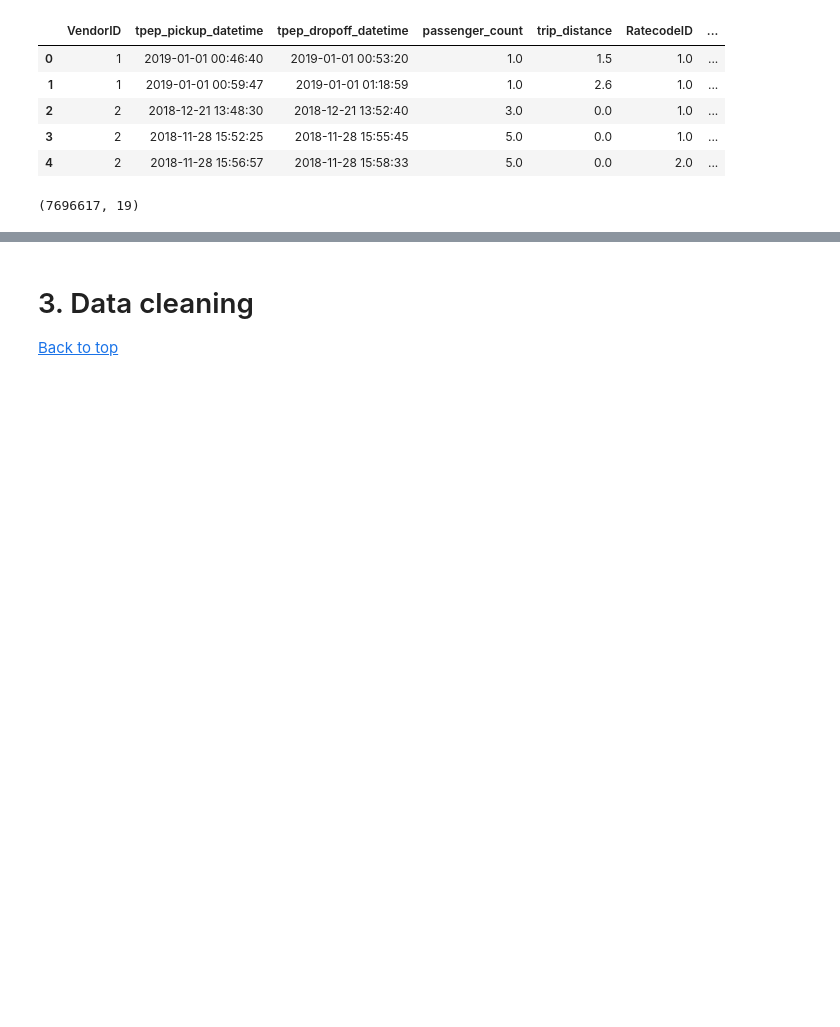
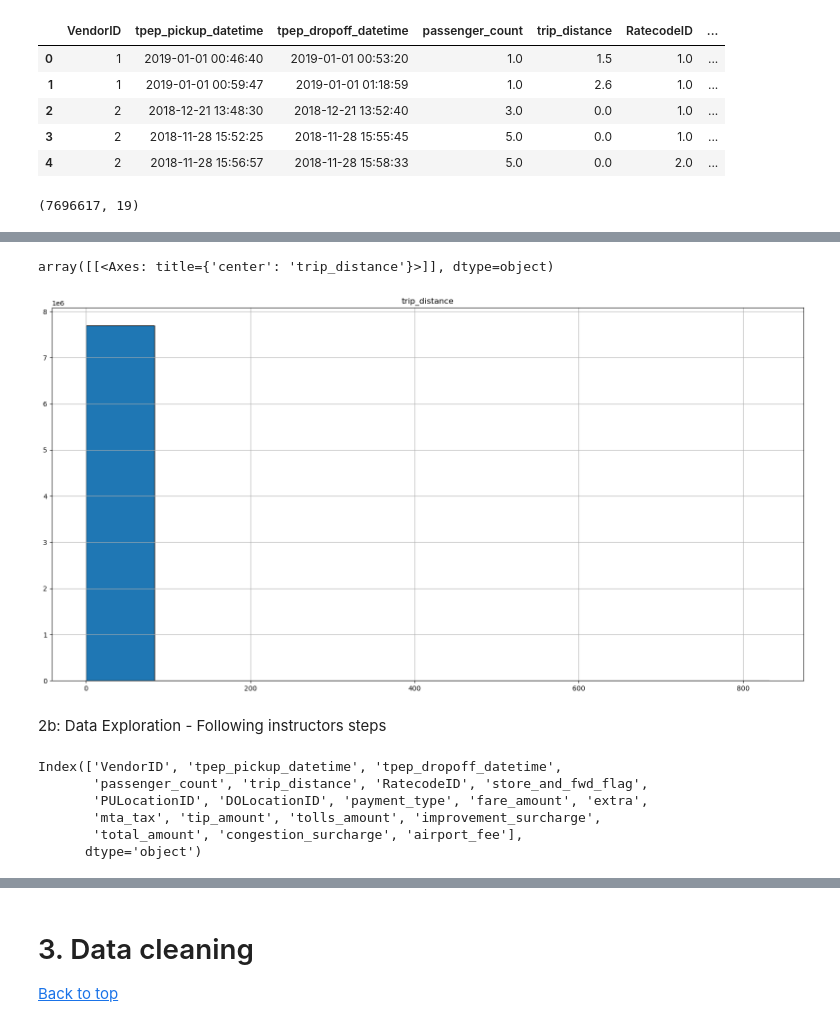
Before and after one commit to GeePanosian/New-York-Taxi-Analysis, a Jupyter notebook: Module 2 - New York Taxi Analysis.ipynb, the cells around one changed output, grey strips where cells are left out. Drawn from its saved outputs; the diff is of its cells as text; code cells hidden in the pictures; blank space fills up the shorter version.

```diff
--- a/Module 2 - New York Taxi Analysis.ipynb
+++ b/Module 2 - New York Taxi Analysis.ipynb
@@ -50,0 +202,18 @@ taxi_df.shape
+# %%
+column_to_plot = ['trip_distance'] #'fare_amount','extra','tolls_amount','total_amount'
+
+taxi_2019_df[column_to_plot].hist (bins=10, edgecolor='black', figsize = (20,10))
+# %% [output]
+array([[<Axes: title={'center': 'trip_distance'}>]], dtype=object)
+[figure, added]
+# %% [markdown]
+2b: Data Exploration - Following instructors steps
+# %%
+taxi_2019_df.columns
+# %% [output]
+Index(['VendorID', 'tpep_pickup_datetime', 'tpep_dropoff_datetime',
+       'passenger_count', 'trip_distance', 'RatecodeID', 'store_and_fwd_flag',
+       'PULocationID', 'DOLocationID', 'payment_type', 'fare_amount', 'extra',
+       'mta_tax', 'tip_amount', 'tolls_amount', 'improvement_surcharge',
+       'total_amount', 'congestion_surcharge', 'airport_fee'],
+      dtype='object')
```
Also changed, not shown: parts of 28 cells of this notebook.
